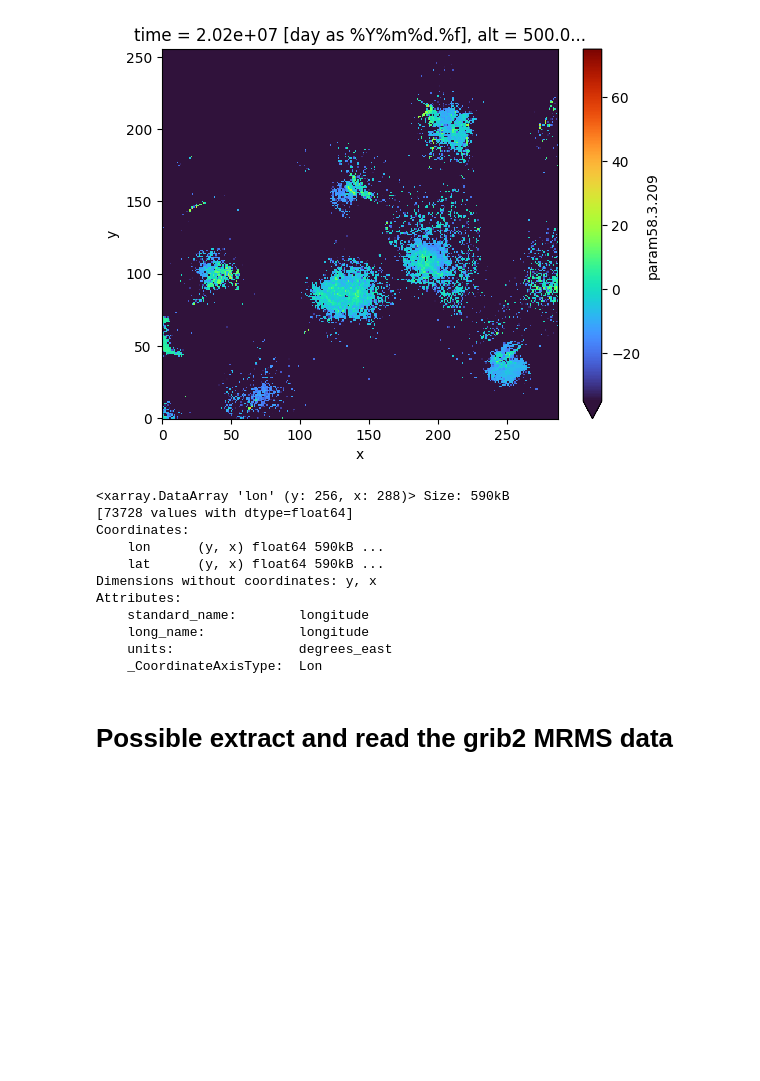
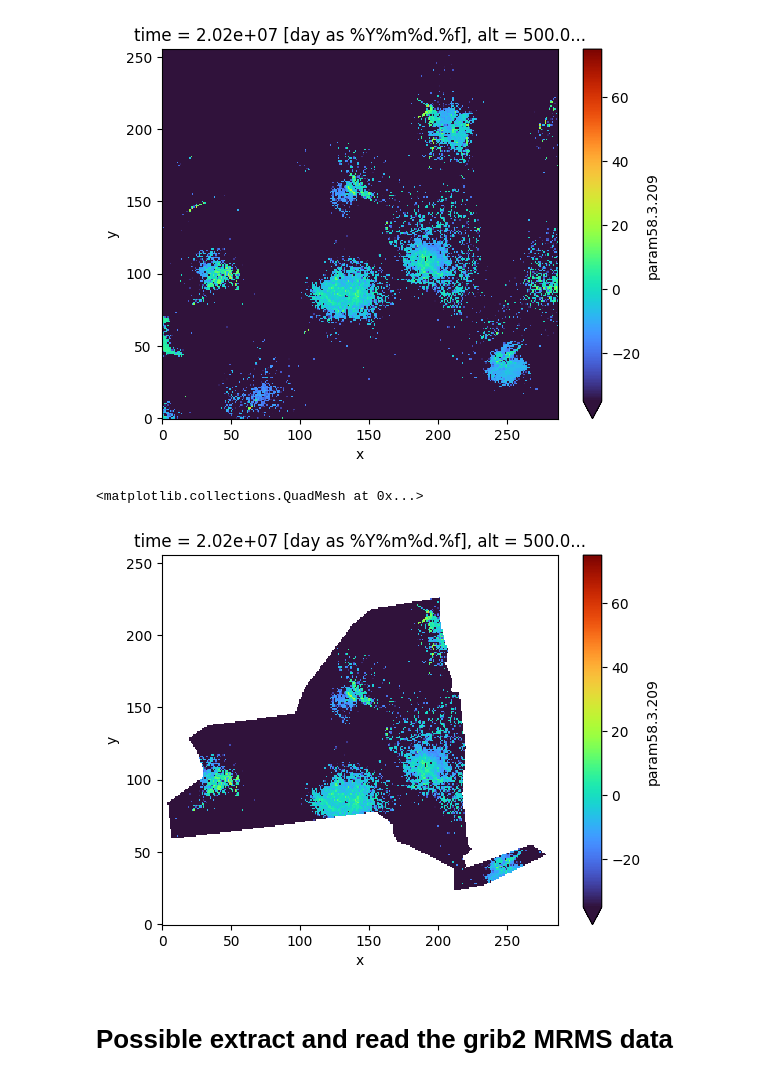
Before and after one commit to HarishBaki/Gust_field_nowcasting_from_Sparse_stations, a Jupyter notebook: Process_MRMS_grib.ipynb, the cells around one changed output. Cells and saved outputs as stored; diff of their text form; code cells hidden in the pictures; blank space fills up the shorter version.

```diff
--- a/Process_MRMS_grib.ipynb
+++ b/Process_MRMS_grib.ipynb
@@ -71,19 +71,20 @@ Attributes:
 <matplotlib.collections.QuadMesh at 0x...>
 [figure]
 # %%
-ds.lon
+# === Loading some topography and masking data ===
+orography = xr.open_dataset('orography.nc')
+RTMA_lat = orography.latitude.values    # Nx, Ny 2D arrays
+RTMA_lon = orography.longitude.values   # Nx, Ny 2D arrays
+orography = orography.set_coords(['latitude', 'longitude'])
+orography = orography.orog
+
+mask = xr.open_dataset('mask_2d.nc').mask
-# %% [output]
-<xarray.DataArray 'lon' (y: 256, x: 288)> Size: 590kB
-[73728 values with dtype=float64]
-Coordinates:
-    lon      (y, x) float64 590kB ...
-    lat      (y, x) float64 590kB ...
-Dimensions without coordinates: y, x
-Attributes:
-    standard_name:        longitude
-    long_name:            longitude
-    units:                degrees_east
-    _CoordinateAxisType:  Lon
+# %%
+ds['param58.3.209'].isel(time=0,alt=0).where(mask).plot(vmin=-35,vmax=75,cmap='turbo')
+# I checked with the NEXRADView, and the radar placements are accurate. So, the regridding working fine.
+# %% [output]
+<matplotlib.collections.QuadMesh at 0x...>
+[figure, added]
 # %% [markdown]
 # Possible extract and read the grib2 MRMS data
 # %%
```
Also changed, not shown: 2 other files.
